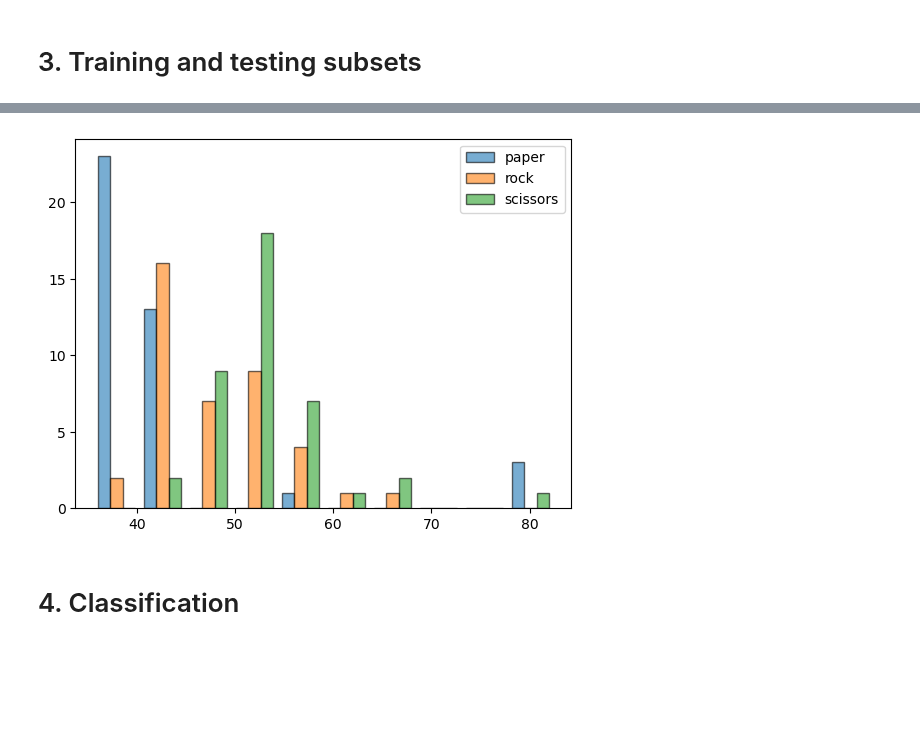
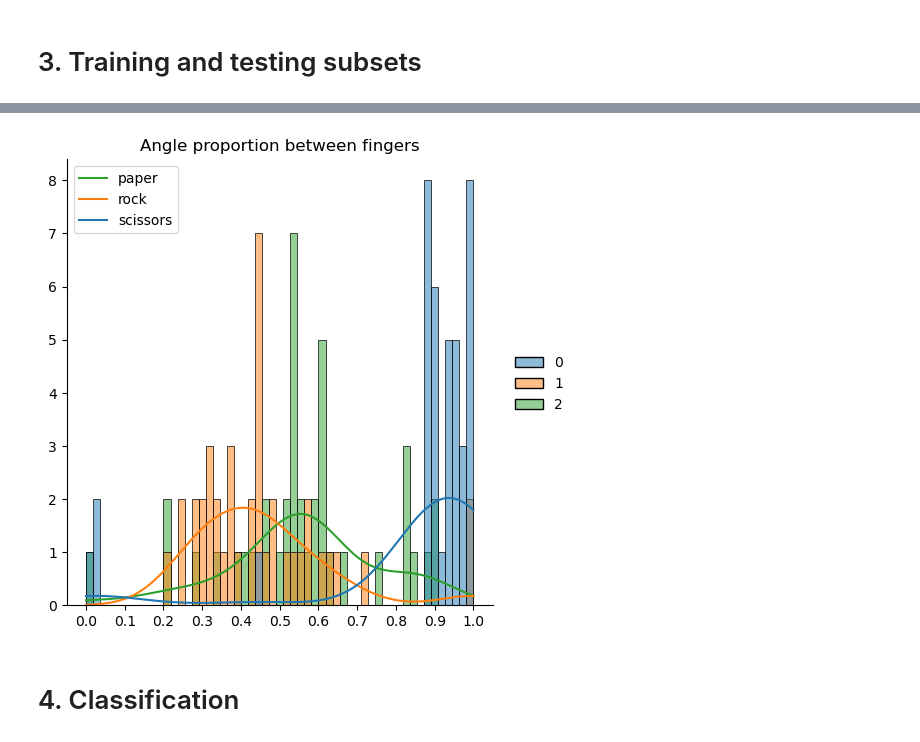
Before and after one commit to pedrozavalat/iic3724-tareas, a Jupyter notebook: T1/T1_PedroPabloZavalaTejos.ipynb, the cells around one changed output, grey strips where cells are left out. Drawn from its saved outputs; the diff is of its cells as text; code cells hidden in the pictures; blank space fills up the shorter version.

```diff
--- a/T1/T1_PedroPabloZavalaTejos.ipynb
+++ b/T1/T1_PedroPabloZavalaTejos.ipynb
@@ -289,24 +303,28 @@ def get_angle_ratio(img):
     return angle_ratio
 # %%
 def get_feature_data(img):
-    # Delete frame from the image
     img = delete_frame(img)
 
-    # white region vertical symmetry
-    symmetry_ratio = get_symmetry(img)
+    vertical_symmetry, horizontal_symmetry = get_symmetry(img)
 
-    # fingers standard deviation from the center of mass
     finger_ratio = get_finger_ratio(img)
 
+    finger_variance = get_finger_variance(img)
+
     angle_ratio = get_angle_ratio(img)
-    w1 = 0.15
-    w2 = 0.25
-    w3 = 0.6
-    measure_value = w1 * symmetry_ratio**2 + w2 * w3 * (angle_ratio / finger_ratio)
 
+    roundness_value = roundness(img)
 
+    center_mass_ratio = center_mass_proportion(img, center_of_mass(img))
+
+    center_x = center_of_mass(img)[0]
+
+    center_y = center_of_mass(img)[1]
+
+    measure_value = angle_ratio
 
     print(f'    measure: {measure_value}')
+
     return measure_value
 # %%
 for i in range(1, 4):
@@ -386,15 +404,9 @@ loading image kchipun/img_03_0050.png ...
 def minmax(x, x_min, x_max):
     return (x - x_min) / (x_max - x_min)
 
-def mean0std1(x, x_mean, x_std):
-    return (x - x_mean) / x_std
-
-# x_std = np.std(X)
-
-# X_min = np.min(X)
-# X_max = np.max(X)
-# # X = minmax(X, X_min, X_max)
-# X = mean0std1(X, np.mean(X), x_std)
+X_min = np.min(X)
+X_max = np.max(X)
+X = minmax(X, X_min, X_max)
 # %% [markdown]
 # 3. Training and testing subsets
 # %%
@@ -458,11 +470,14 @@ Class 3 (scissors):
-# %%
-# Histograma de análisis de caracteristicas
-plt.hist([x0_train, x1_train, x2_train], bins=10, label=['paper', 'rock', 'scissors'],
-        alpha=0.6, histtype='bar', ec='black')
-plt.legend()
-plt.show()
-# %% [output]
-[figure, removed]
+# %%
+import seaborn as sns
+# Histograma de análisis de caracteristicas
+s = sns.displot([x0_train,x1_train, x2_train],label=['paper', 'rock', 'scissors'], kind='hist', bins=55, kde=True)
+plt.legend(labels=['paper', 'rock', 'scissors'])
+plt.title('Angle proportion between fingers')
+plt.xticks(np.arange(0, 1.1, 0.1))
+plt.ylabel('')
+plt.show()
+# %% [output]
+[figure, added]
 # %% [markdown]
 # 4. Classification
 # %%
```
Also changed, not shown: parts of 5 cells of this notebook.
